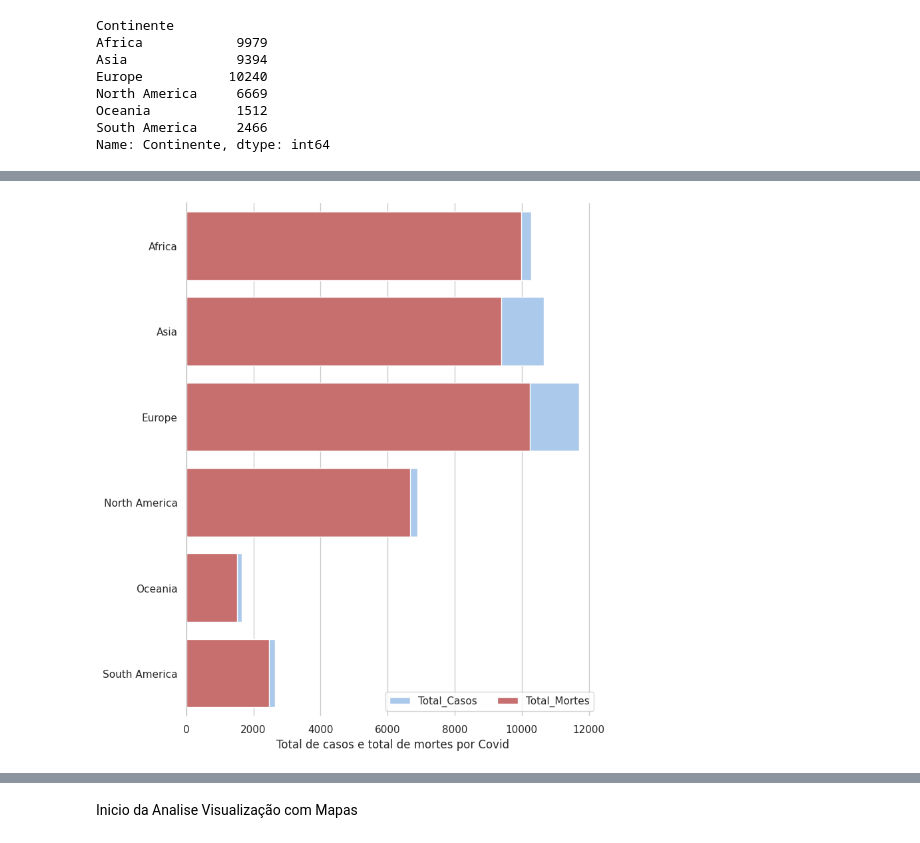
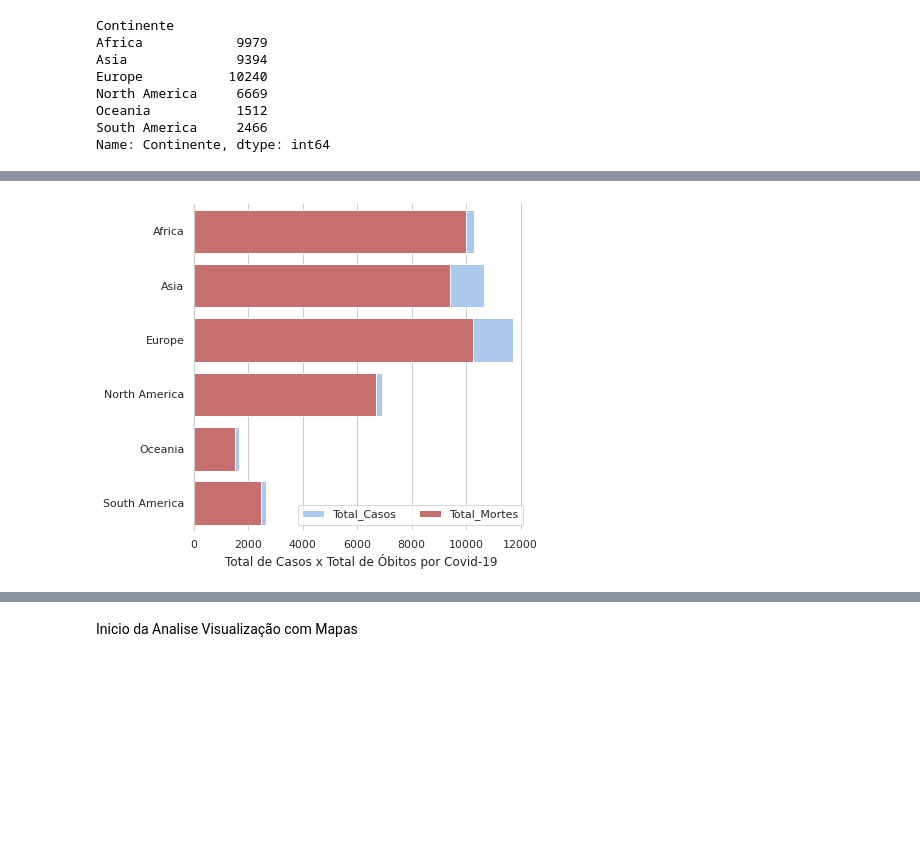
Before and after one commit to CarolBragaRJ/R4_SENACRJ_PROJETO_BIGDATA_NA_THREAD_DO_COVID_19, a Jupyter notebook: R4_AnaliseExploratoria_Covid_e_Mundo.ipynb, the cells around one changed output, grey strips where cells are left out. Drawn from its saved outputs; the diff is of its cells as text; code cells hidden in the pictures; blank space fills up the shorter version.

```diff
--- a/R4_AnaliseExploratoria_Covid_e_Mundo.ipynb
+++ b/R4_AnaliseExploratoria_Covid_e_Mundo.ipynb
@@ -156,7 +156,6 @@ dataset1.drop('new_deaths', inplace=True, axis=1)
 dataset1.drop('new_deaths_smoothed', inplace=True, axis=1)
 dataset1.drop('total_cases_per_million', inplace=True, axis=1)
 dataset1.drop('new_cases_per_million', inplace=True, axis=1)
-dataset1.drop('new_cases_smoothed_per_million', inplace=True, axis=1)
 dataset1.drop('total_deaths_per_million', inplace=True, axis=1)
 dataset1.drop('new_deaths_per_million', inplace=True, axis=1)
 dataset1.drop('new_deaths_smoothed_per_million', inplace=True, axis=1)
@@ -178,15 +177,10 @@ dataset1.drop('handwashing_facilities', inplace=True, axis=1)
 dataset1.drop('hospital_beds_per_thousand', inplace=True, axis=1)
 dataset1.drop('life_expectancy', inplace=True, axis=1)
 dataset1.drop('human_development_index', inplace=True, axis=1)
-dataset1.drop('tests_per_case', inplace=True, axis=1)
-dataset1.drop('positive_rate', inplace=True, axis=1)
 dataset1.drop('handwashing_facilities', inplace=True, axis=1)
 dataset1.drop('hospital_beds_per_thousand', inplace=True, axis=1)
 dataset1.drop('cardiovasc_death_rate', inplace=True, axis=1)
 dataset1.drop('diabetes_prevalence', inplace=True, axis=1)
-# %%
-#Renomear as colunas para Portugues
-dataset1.rename(columns={ 'continent':'Continente','location':'Pais','date':'Data','total_cases':'Total_Casos','new_cases':'Novos_Casos','total_deaths':'Total_Mortes','total_tests':'Total_Testes','population':'População','median_age':'Menor_65_anos','aged_65_older':'Maior_65_anos','aged_70_older':'Maior_70_anos', 'male_smokers':'fumantes_masculinos','female_smokers':'fumantes_femininos'},inplace = True)
 # %%
 # Visualizando se excluiu as colunas e ver as colunas que ficaram
 list(dataset1)
@@ -205,3 +199,10 @@ list(dataset1)
  'Maior_70_anos',
  'fumantes_femininos',
  'fumantes_masculinos']
+# %%
+#Renomear as colunas para Portugues
+dataset1.rename(columns={ 'continent':'Continente','location':'Pais','date':'Data','total_cases':'Total_Casos',
+                         'new_cases':'Novos_Casos','total_deaths':'Total_Mortes','total_tests':'Total_Testes',
+                         'population':'População','median_age':'Menor_65_anos','aged_65_older':'Maior_65_anos',
+                         'aged_70_older':'Maior_70_anos', 'male_smokers':'fumantes_masculinos',
+                         'female_smokers':'fumantes_femininos'},inplace = True)
@@ -456,18 +473,0 @@ plt.show()
-# %%
-#Vamos plotar um gráfico para os casos de pessoas contaninadas por continente com mais de 70 anos de idade
-plt.style.use('ggplot')
-plt.rcdefaults()
-fig, ax = plt.subplots()
-
-y_pos = np.arange(len(dataset['Continente'].value_counts()))
-values = dataset['Continente'].value_counts()
-segmentos = dataset['Continente'].unique()
-
-ax.barh(y_pos, values, align='center', color='Silver') #silver(prata)  grey(cinza)
-ax.set_yticks(y_pos)
-ax.set_yticklabels(segmentos)
-ax.invert_yaxis()
-ax.set_xlabel('Maior_70_anos')
-ax.set_title('Idade maior que 70 anos')
-
-plt.show()
@@ -476,20 +474,20 @@ plt.show()
 # %%
-# Plotar Gráfico de total de deaths(mortes) no Dataframe:
+# Plotar Gráfico de total de casos x óbitos no Dataframe:
 sns.set(style="whitegrid")
 
-f, ax = plt.subplots(figsize=(8, 10))
+f, ax = plt.subplots(figsize=(6,6 ))
 
 sns.set_color_codes("pastel")
 sns.barplot(x=x.values, y=x.keys(), label="Total_Casos", color="b")
 
 sns.set_color_codes("muted")
 sns.barplot(x=x1.values, y=x1.keys(),label="Total_Mortes", color="r")
 
 ax.legend(ncol=2, loc="lower right", frameon=True)
-ax.set(ylabel="", xlabel="Total de casos e total de mortes por Covid")
+ax.set(ylabel="", xlabel="Total de Casos x Total de Óbitos por Covid-19")
 sns.despine(left=False, bottom=True)
 # %% [output]
-[figure, old version]
+[figure, new version]
 # %%
 #Vamos visualizar a correlação entre as variáveis filtrando por total de cases com o gráfico abaixo:
 import seaborn as sns
```
Also changed, not shown: parts of 23 cells of this notebook.
